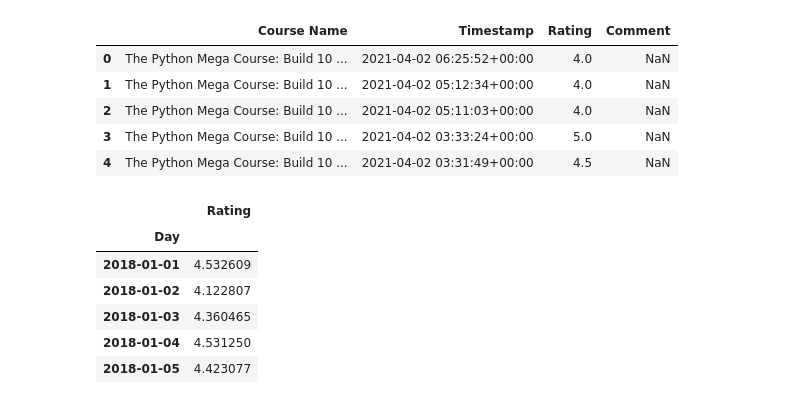
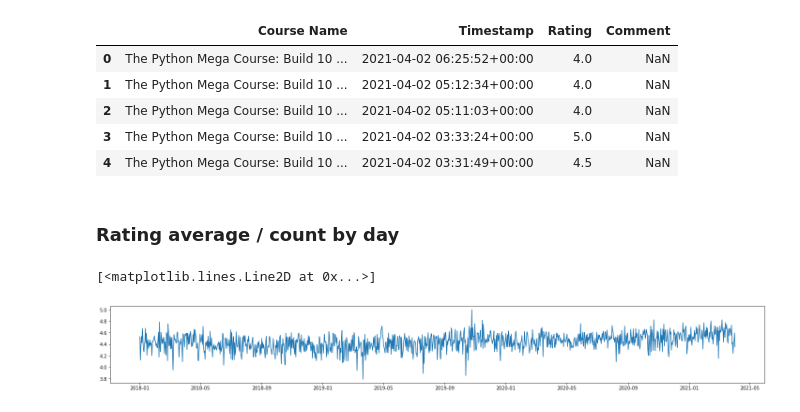
Before and after one commit to wesAlves/03---data-analysis-with-pandas-and-matpotlib, a Jupyter notebook: Untitled.ipynb, the cells around one changed output. Saved outputs shown, nothing was run; the diff lists cells and outputs as text; code cells hidden in the pictures.

```diff
--- a/Untitled.ipynb
+++ b/Untitled.ipynb
@@ -13,16 +14,16 @@ data.head()
 | 2 | The Python Mega Course: Build 10 ... | 2021-04-02 05:11:03+00:00 | 4.0 | NaN |
 | 3 | The Python Mega Course: Build 10 ... | 2021-04-02 03:33:24+00:00 | 5.0 | NaN |
 | 4 | The Python Mega Course: Build 10 ... | 2021-04-02 03:31:49+00:00 | 4.5 | NaN |
+# %% [markdown]
+### Rating average / count by day
 # %%
 data['Day'] = data['Timestamp'].dt.date #create a new column with the date from timestamp
 
 day_average = data.groupby(['Day']).mean() #In this case Day is not a column, it is an index
-day_average.head()
+# day_average.head()
-# %% [output]
-|  | Rating |
-| Day |  |
-| 2018-01-01 | 4.532609 |
-| 2018-01-02 | 4.122807 |
-| 2018-01-03 | 4.360465 |
-| 2018-01-04 | 4.531250 |
-| 2018-01-05 | 4.423077 |
+# %%
+plt.figure(figsize=(25, 3))
+plt.plot(day_average.index, day_average['Rating'])
+# %% [output]
+[<matplotlib.lines.Line2D at 0x...>]
+[figure, added]
```
Also changed, not shown: parts of 4 cells of this notebook.
